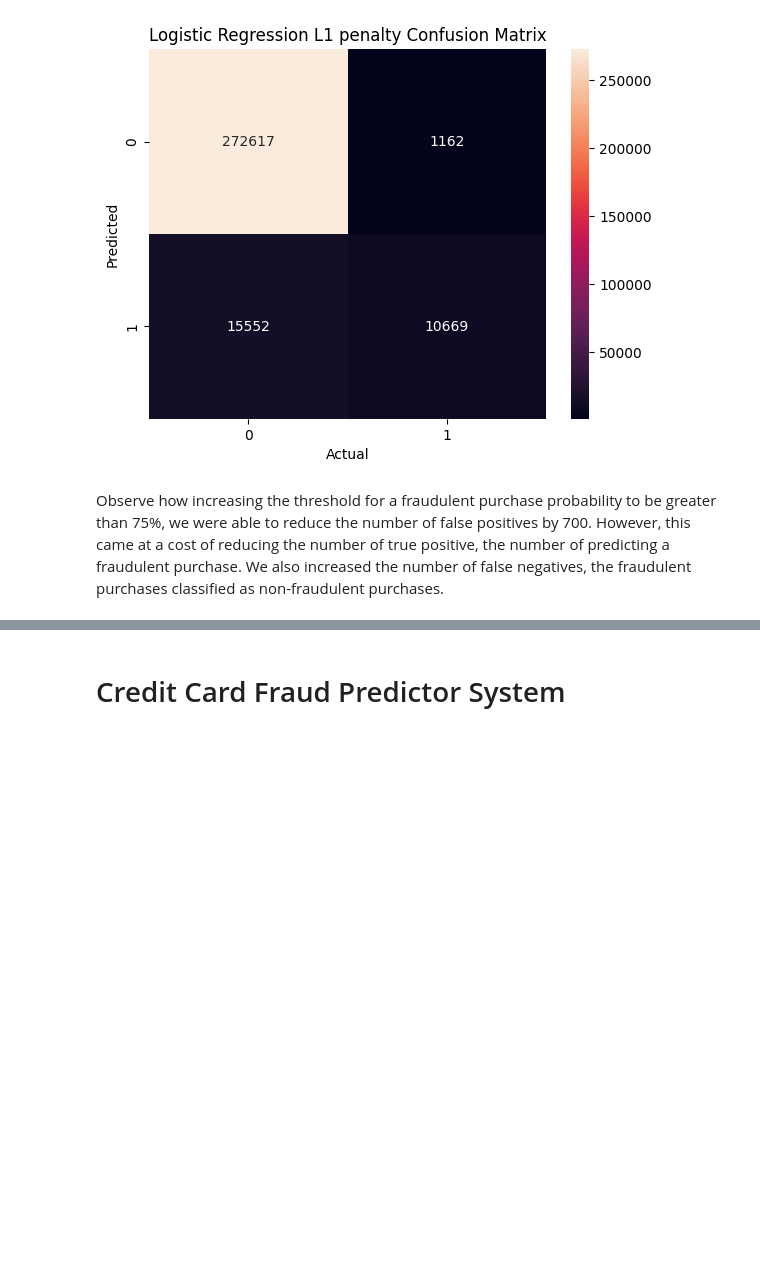
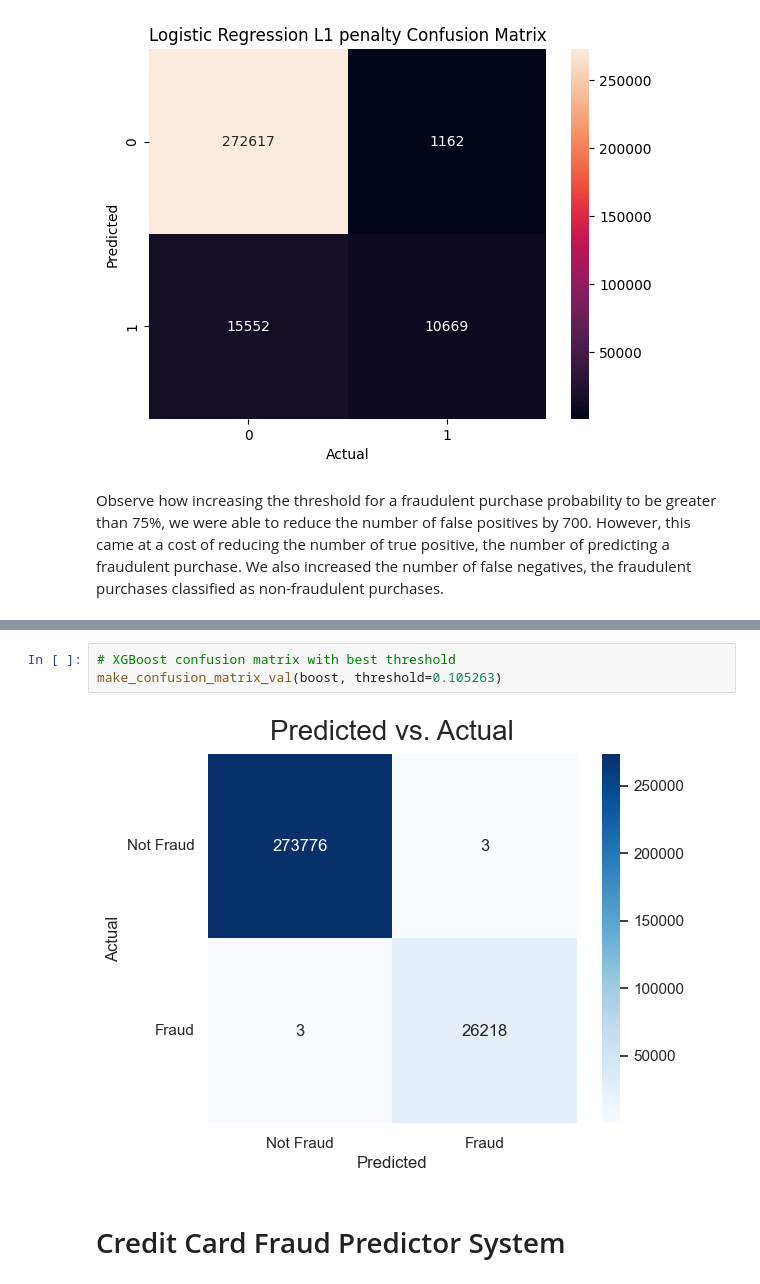
Before and after one commit to luisosorio3214/Machine-Learning-Projects-Python-, a Jupyter notebook: Credit Card Fraud Detection Project/Credit Card Fraud.ipynb, the cells around one changed output, grey strips where cells are left out. Drawn from its saved outputs; the diff is of its cells as text; blank space fills up the shorter version.

```diff
--- a/Credit Card Fraud Detection Project/Credit Card Fraud.ipynb
+++ b/Credit Card Fraud Detection Project/Credit Card Fraud.ipynb
@@ -482,2 +584,7 @@ Observe how increasing the threshold for a fraudulent purchase probability to be
+# %%
+# XGBoost confusion matrix with best threshold
+make_confusion_matrix_val(boost, threshold=0.105263)
+# %% [output]
+[figure, added]
 # %% [markdown]
 # Credit Card Fraud Predictor System
```
Also changed, not shown: parts of 23 cells of this notebook, 1 other file.
